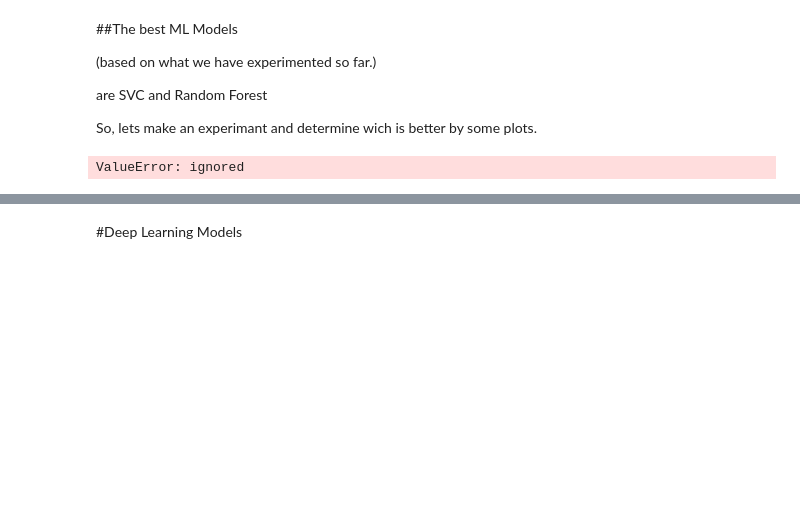
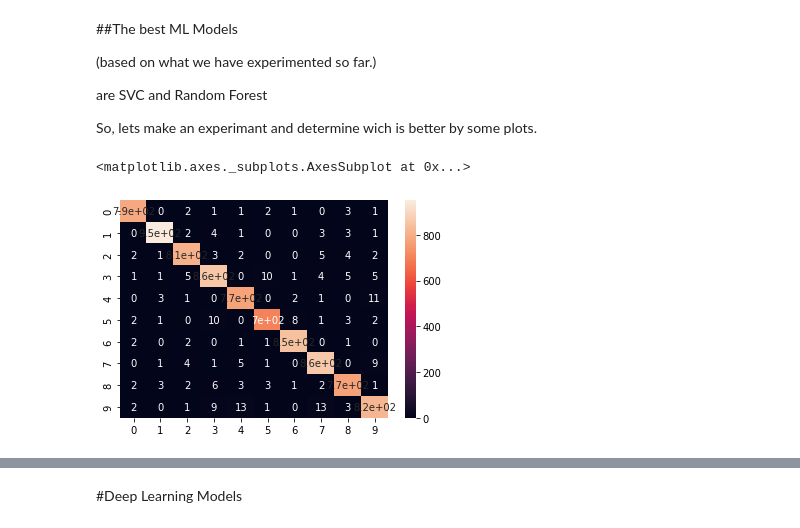
Before and after one commit to mralamdari/Machine_Learning_Projects, a Jupyter notebook: Mnist_with_drawingPrediction.ipynb, the cells around one changed output, grey strips where cells are left out. Drawn from its saved outputs; the diff is of its cells as text; code cells hidden in the pictures; blank space fills up the shorter version.

```diff
--- a/Mnist_with_drawingPrediction.ipynb
+++ b/Mnist_with_drawingPrediction.ipynb
@@ -393,11 +376,0 @@ metrics.precision_score(pred_7, y_train_predict90)
-# %%
-fpr, tpr, threshold = metrics.roc_curve(list(y_test), list(pred_6))
-
-def plot_roc_curve(fpr, tpr, label=None):
-  # fig, ax = plt.subplots()
-  plt.plot(fpr, tpr, linewidth=2, label=label)
-  plt.plot([0, 1], [0, 1], 'k--')
-  # ax.xlabel('')
-  plt.legend()
-# %% [output]
-ValueError: ignored
@@ -449,0 +377,6 @@ matplotlib.image.imsave(f'PCA_{n}.jpeg', sample2, cmap=plt.cm.gray_r)
+# %%
+confusion = metrics.confusion_matrix(y_test, pred_3)
+sns.heatmap(confusion, annot=True)
+# %% [output]
+<matplotlib.axes._subplots.AxesSubplot at 0x...>
+[figure, added]
```
Also changed, not shown: parts of 13 cells of this notebook.
